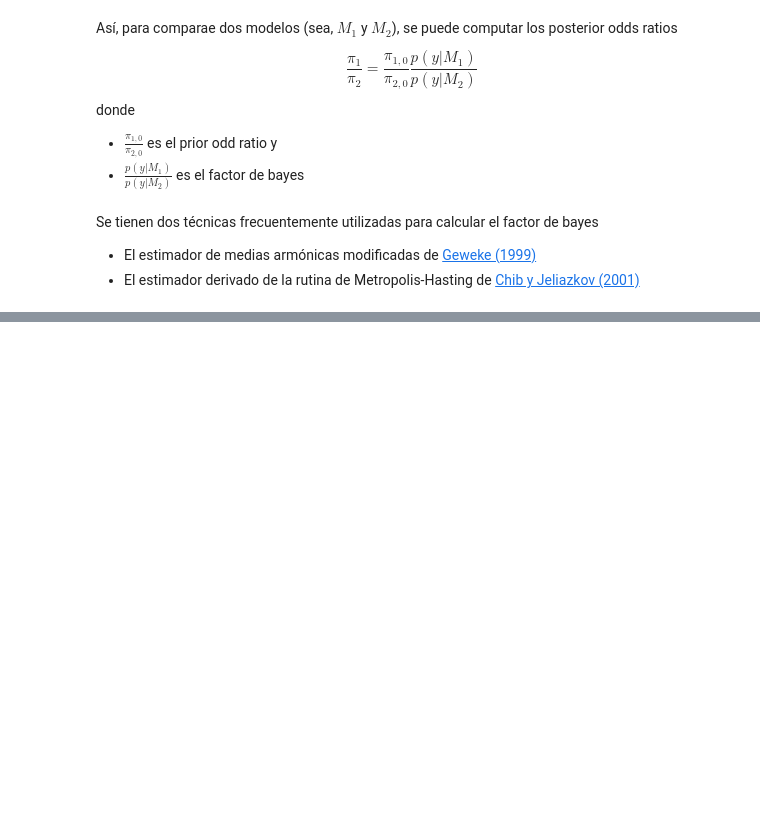
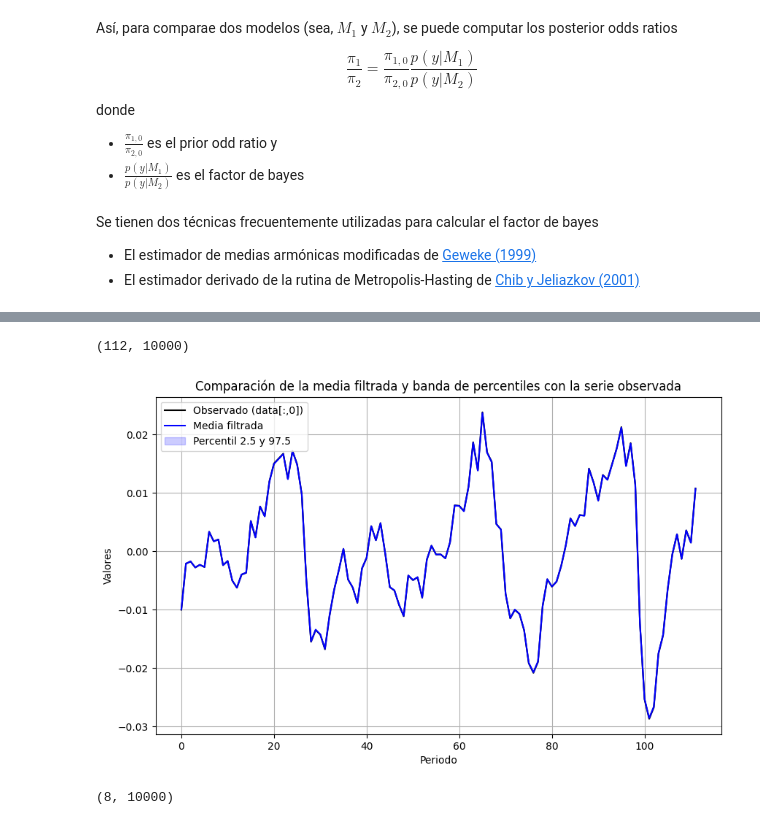
Before and after one commit to AlvaroMoran03/inferencia-bayesiana, a Jupyter notebook: 04_DSGE.ipynb, the cells around one changed output, grey strips where cells are left out. Saved outputs shown, nothing was run; the diff lists cells and outputs as text; code cells hidden in the pictures; blank space fills up the shorter version.

```diff
--- a/04_DSGE.ipynb
+++ b/04_DSGE.ipynb
@@ -1040,0 +1103,18 @@ plt.tight_layout()
+# %%
+xsim.shape
+#Objeto 8 * 10000
+En este obtejo hay 8 parametros y estos tienen 10000 versiones quiero hacer lo de
+ Kalman
+modelo = dict()
+modelo['SLER'] = RBCveranoBCRP(param_0) #inserto los 8 parametros aqui
+modelo = DG.SolveDSGE(modelo)
+modelo = DG.get_StatesMat(modelo,True)
+modelo = GenMeasureMat(modelo,np.array([[MEsdgdp**2],[MEsdinv**2]]))
+data = np.c_[gdp,inv]
+ops = {'compute_stderrors':False,'a_initial':modelo['REE']['alpha0'].flatten(),'P_initial':modelo['REE']['Sigma_a0']}
+mod_filtered = KF.KFplus(data,modelo['REE'],ops)
+Todo lo hago 10000 veces una por cada version del conjunto de parametros dentro de ese xsimshape
+#PBI
+mod_filtered['a_s'][:,0] guardo solo esto de las simulaciones
+
+me quedara una cosa gigante con 10000 versionesde lo de arriba,esas 10000 necesito sacar su mean ,y sus intervalos de confianza en base a esos 10000. Simplemente el percentil 97.5 y el 2.5
@@ -1040,0 +1126,2 @@ plt.tight_layout()
+# %%
+    param_i = xsim[:, 1]
@@ -1040,0 +1246,47 @@ plt.tight_layout()
+# %%
+all_a_s_0.shape
+# %% [output]
+(112, 10000)
+# %%
+import numpy as np
+import matplotlib.pyplot as plt
+
+# Suponiendo que all_a_s_0.shape = (112, 10000)
+# Cada fila (0..111) representa un periodo de tiempo,
+# cada columna (0..9999) es una simulación o draw.
+
+# 1) Calcular percentiles y media por fila
+p2_5  = np.percentile(all_a_s_0, 2.5,  axis=1)   # array de longitud 112
+p97_5 = np.percentile(all_a_s_0, 97.5, axis=1)   # array de longitud 112
+mean_values = np.mean(all_a_s_0, axis=1)         # array de longitud 112
+
+# 2) Graficar
+plt.figure(figsize=(10,6))
+
+# Eje temporal para 112 periodos (del 0 al 111)
+t = np.arange(112)
+
+# a) Graficar la serie observada (data[:,0])
+plt.plot(t, data[:,0], label='Observado (data[:,0])', color='black')
+
+# b) Graficar la media filtrada
+plt.plot(t, mean_values, label='Media filtrada', color='blue')
+
+# c) Rellenar el área entre p2.5 y p97.5 para mostrar la banda de confianza
+plt.fill_between(t, p2_5, p97_5, color='blue', alpha=0.2,
+                 label='Percentil 2.5 y 97.5')
+
+# Leyenda y detalles estéticos
+plt.title('Comparación de la media filtrada y banda de percentiles con la serie observada')
+plt.xlabel('Periodo')
+plt.ylabel('Valores')
+plt.legend()
+plt.grid(True)
+
+plt.show()
+# %% [output]
+[figure, added]
+# %%
+xsim.shape
+# %% [output]
+(8, 10000)
```
Also changed, not shown: parts of 21 cells of this notebook.
